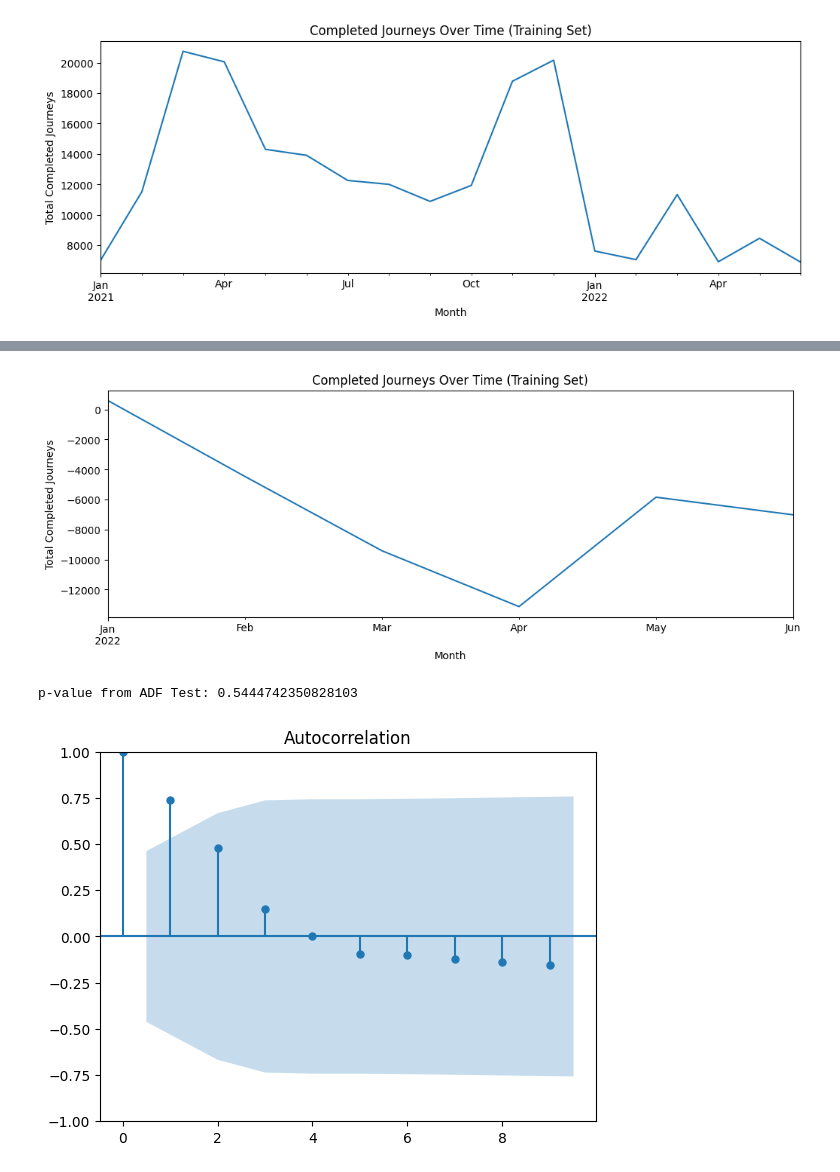
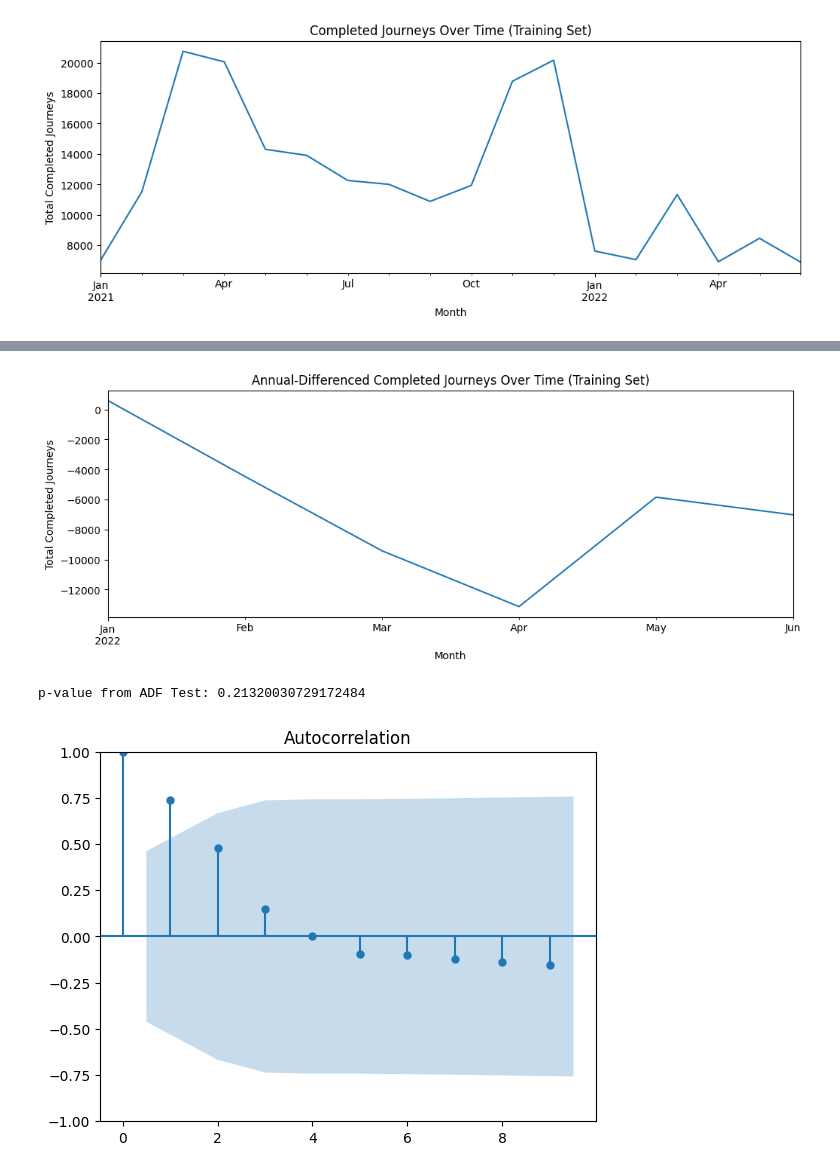
Before and after one commit to yubenjamin2022/UCLAStatsM148, a Jupyter notebook: arma_model.ipynb, the cells around one changed output, grey strips where cells are left out. Cells and saved outputs as stored; diff of their text form; code cells hidden in the pictures.

```diff
--- a/arma_model.ipynb
+++ b/arma_model.ipynb
@@ -730,16 +648,16 @@ Freq: M, dtype: float64
 # %%
 X_train.diff(12).dropna().plot(figsize=(12, 4))
 plt.xlabel('Month')
 plt.ylabel('Total Completed Journeys')
-plt.title('Completed Journeys Over Time (Training Set)')
+plt.title('Annual-Differenced Completed Journeys Over Time (Training Set)')
 plt.show()
 # %% [output]
-[figure, old version]
+[figure, new version]
 # %%
-result = adfuller(X_train.diff(12).diff().dropna().values)
+result = adfuller(X_train.diff(12).dropna().values)
 print(f"p-value from ADF Test: {result[1]}")
 # %% [output]
-p-value from ADF Test: 0.5444742350828103
+p-value from ADF Test: 0.21320030729172484
 # %%
 from statsmodels.graphics.tsaplots import plot_acf
 from statsmodels.graphics.tsaplots import plot_pacf
```
Also changed, not shown: parts of 64 cells of this notebook.
